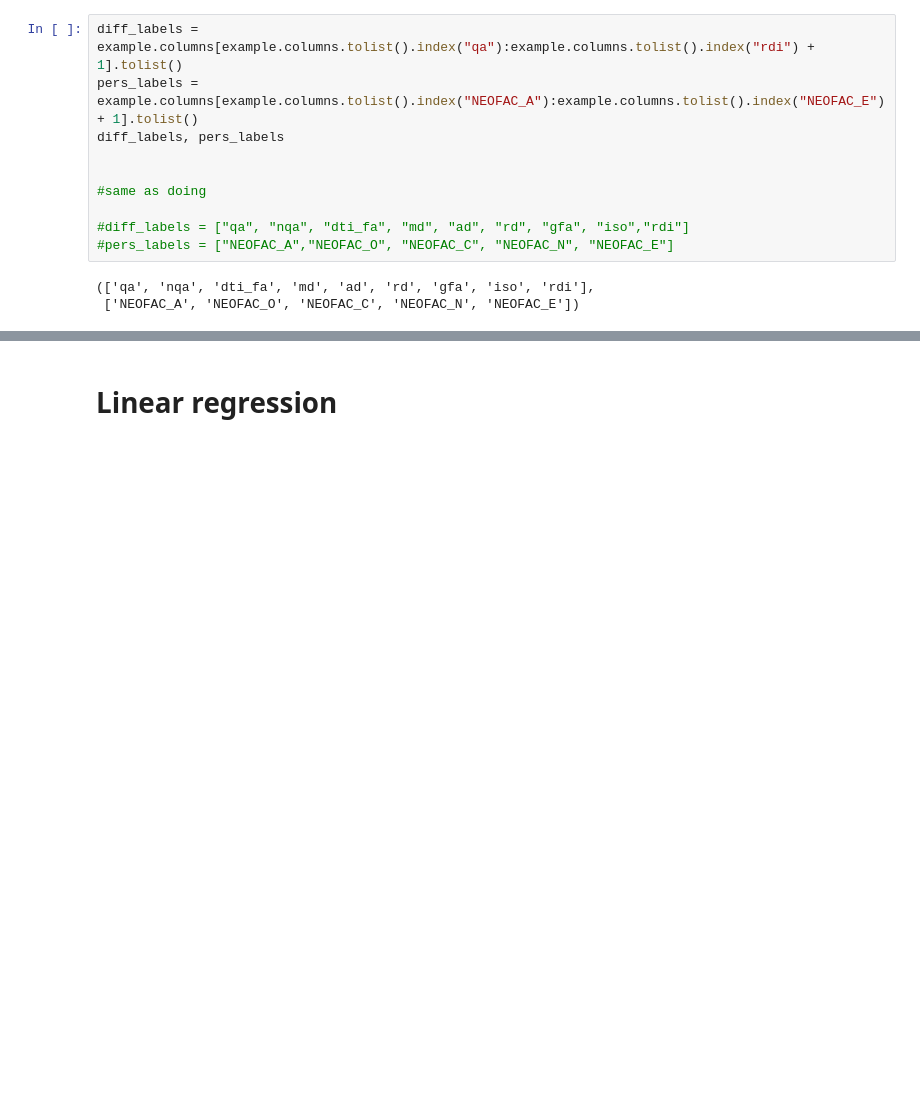
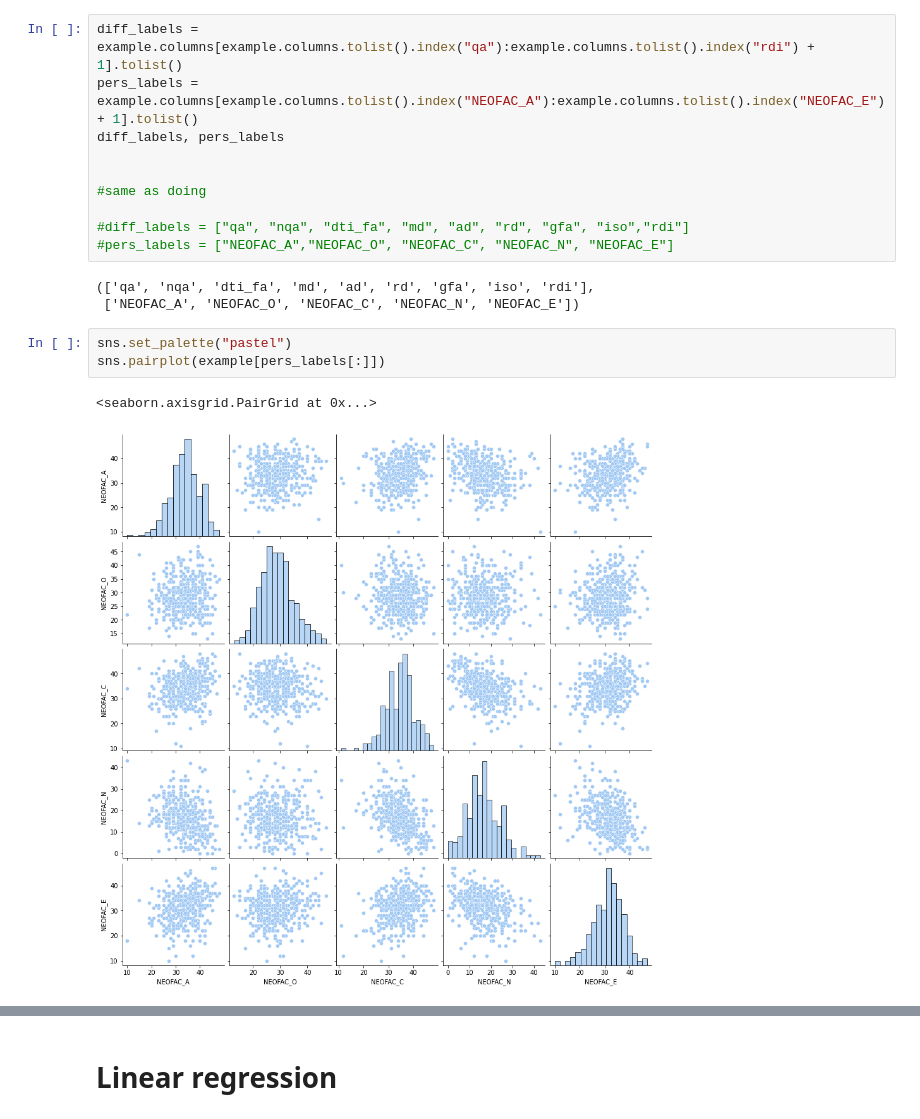
Before and after one commit to benedetta-mariani/BrainHack-Padova-2020, a Jupyter notebook: ModelSelection.ipynb, the cells around one changed output, grey strips where cells are left out. Drawn from its saved outputs; the diff is of its cells as text; blank space fills up the shorter version.

```diff
--- a/ModelSelection.ipynb
+++ b/ModelSelection.ipynb
@@ -86,3 +88,9 @@ diff_labels, pers_labels
 # %% [output]
 (['qa', 'nqa', 'dti_fa', 'md', 'ad', 'rd', 'gfa', 'iso', 'rdi'],
  ['NEOFAC_A', 'NEOFAC_O', 'NEOFAC_C', 'NEOFAC_N', 'NEOFAC_E'])
+# %%
+sns.set_palette("pastel")
+sns.pairplot(example[pers_labels[:]])
+# %% [output]
+<seaborn.axisgrid.PairGrid at 0x...>
+[figure, added]
```
Also changed, not shown: parts of 16 cells of this notebook.
